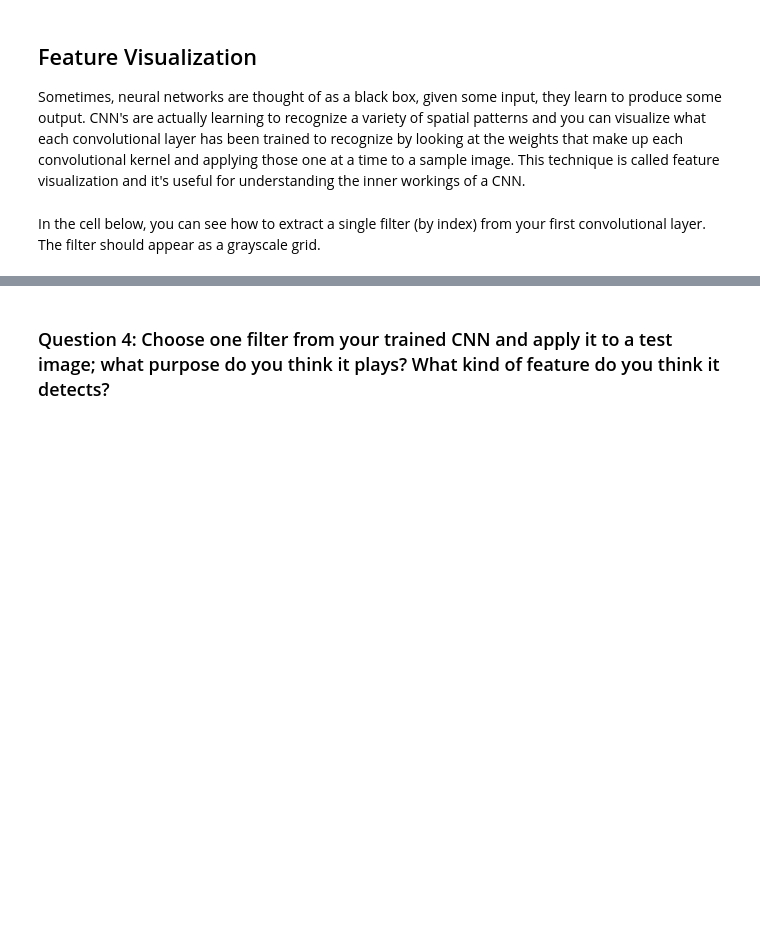
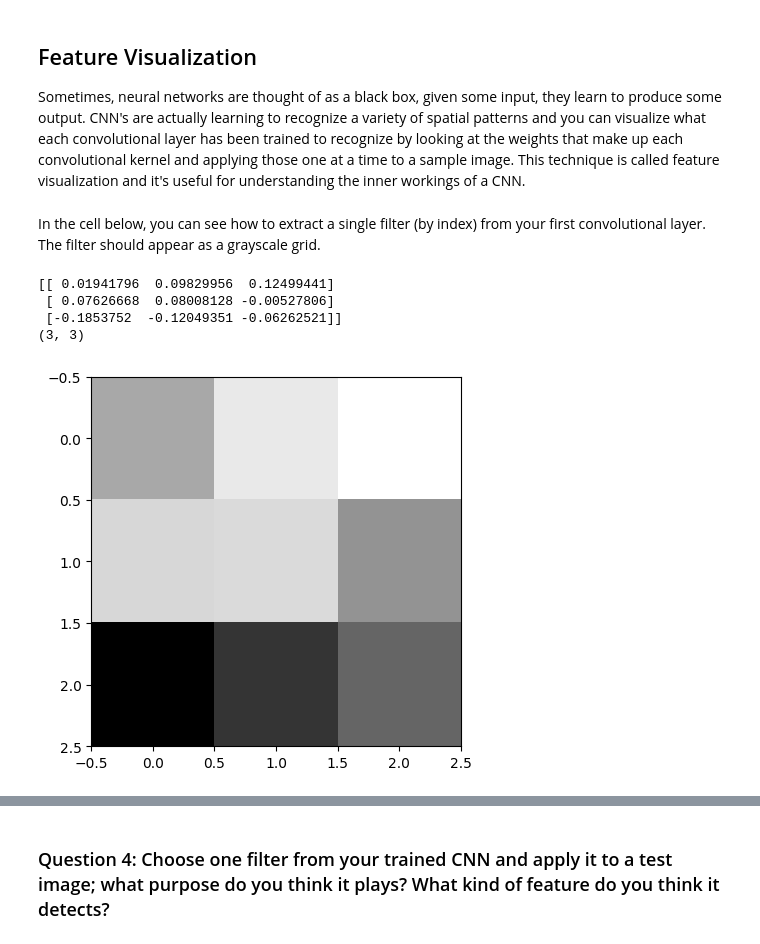
Before and after one commit to damiansp/cpu_vis, a Jupyter notebook: udacity/computer_vis_nano/computer_vision/project/2_define_network_architecture.ipynb, the cells around one changed output, grey strips where cells are left out. Saved outputs shown, nothing was run; the diff lists cells and outputs as text; code cells hidden in the pictures; blank space fills up the shorter version.

```diff
--- a/udacity/computer_vis_nano/computer_vision/project/2_define_network_architecture.ipynb
+++ b/udacity/computer_vis_nano/computer_vision/project/2_define_network_architecture.ipynb
@@ -480,13 +482,21 @@ In the cell below, you can see how to extract a single filter (by index) from yo
 # %%
 # Get the weights in the first conv layer, "conv1"
 # if necessary, change this to reflect the name of your first conv layer
-weights1 = net.conv1.weight.data.cpu()
+#weights1 = net.stem.weight.data.cpu()
+weights1 = net.stem.state_dict()['block.0.weight'].data.cpu()
 w = weights1.numpy()
 filter_index = 0
-print(w[filter_index][0])
-print(w[filter_index][0].shape)
+filt = w[filter_index][0]
+print(filt)
+print(filt.shape)
 # display the filter weights
-plt.imshow(w[filter_index][0], cmap='gray')
+plt.imshow(filt, cmap='gray');
+# %% [output]
+[[ 0.01941796  0.09829956  0.12499441]
+ [ 0.07626668  0.08008128 -0.00527806]
+ [-0.1853752  -0.12049351 -0.06262521]]
+(3, 3)
+[figure, added]
 # %% [markdown]
 ## Feature maps
 
```
Also changed, not shown: parts of 14 cells of this notebook, 1 other file.
